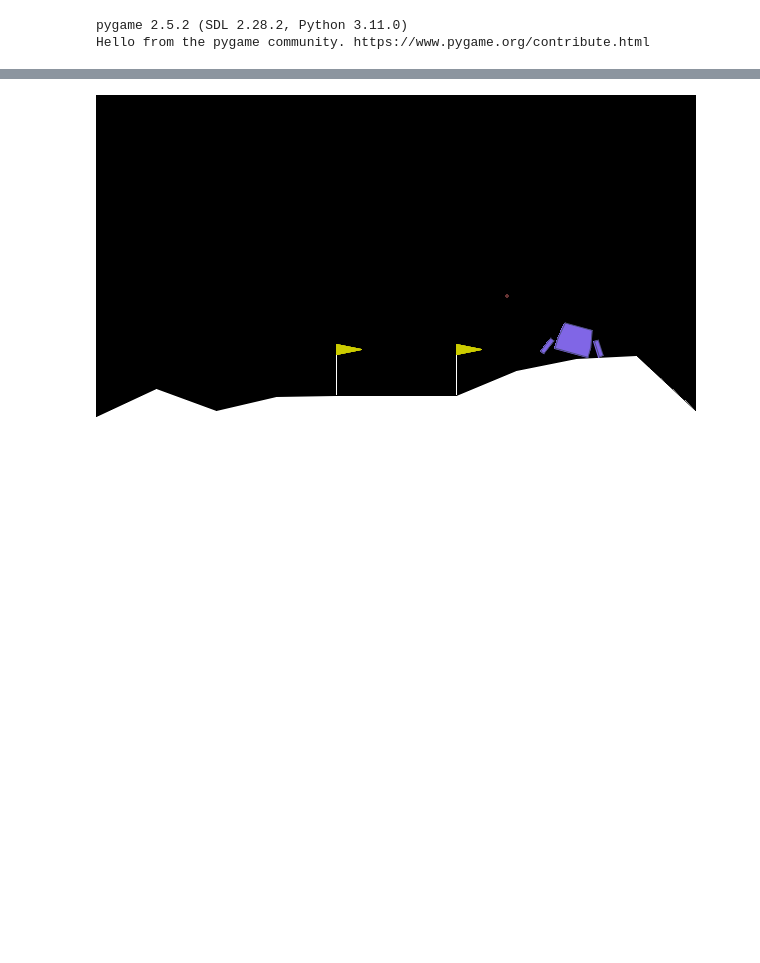
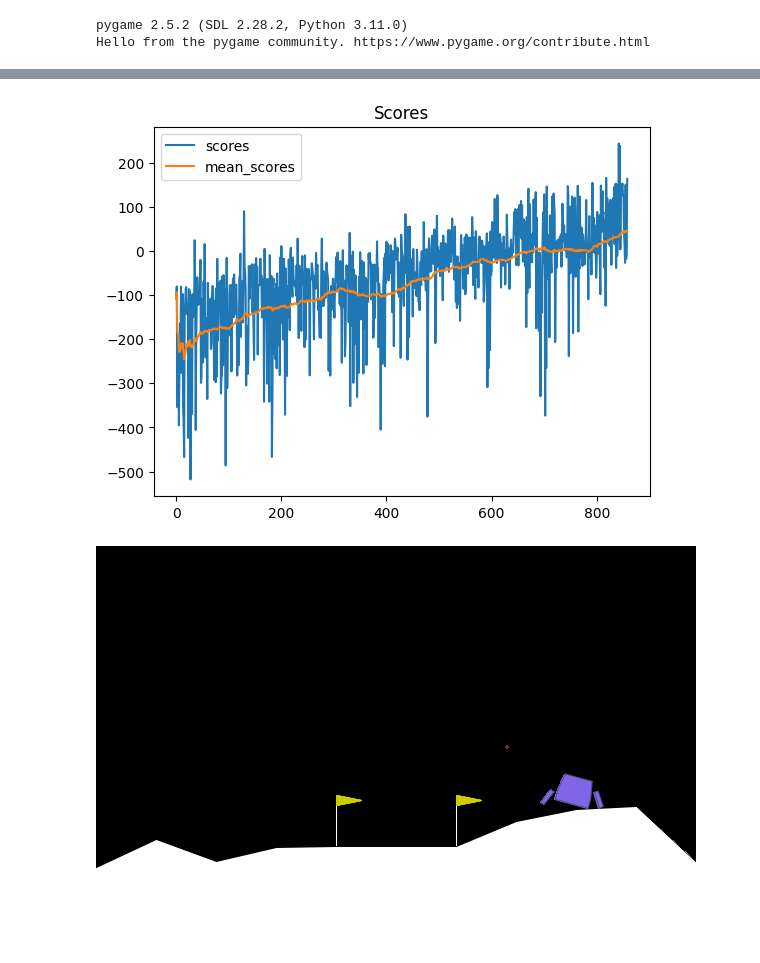
Before and after one commit to trinhminh11/Project-DL, a Jupyter notebook: example.ipynb, the cells around one changed output, grey strips where cells are left out. Cells and saved outputs as stored; diff of their text form; code cells hidden in the pictures; blank space fills up the shorter version.

```diff
--- a/example.ipynb
+++ b/example.ipynb
@@ -473,3 +480,7 @@ NameError: name 'info' is not defined
+# %%
+agent.plot_scores()
+# %% [output]
+[figure, added]
 # %%
 env = ga.make(env_id, render_mode='rgb_array')
 
```
Also changed, not shown: parts of 11 cells of this notebook, 2 other files.
